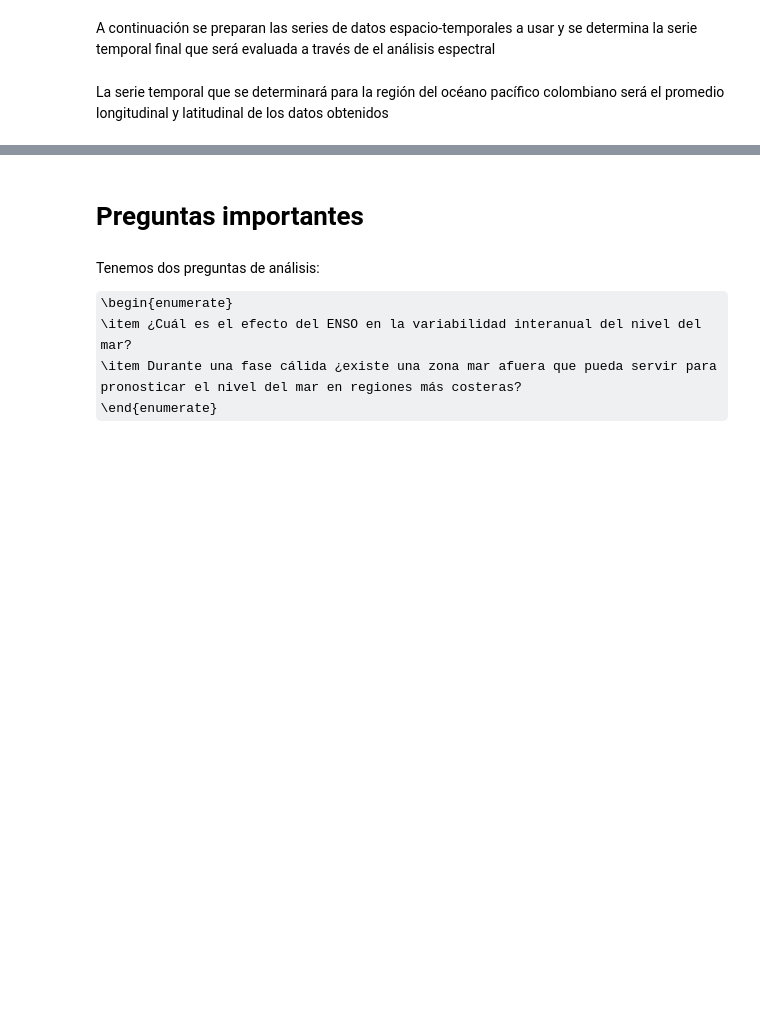
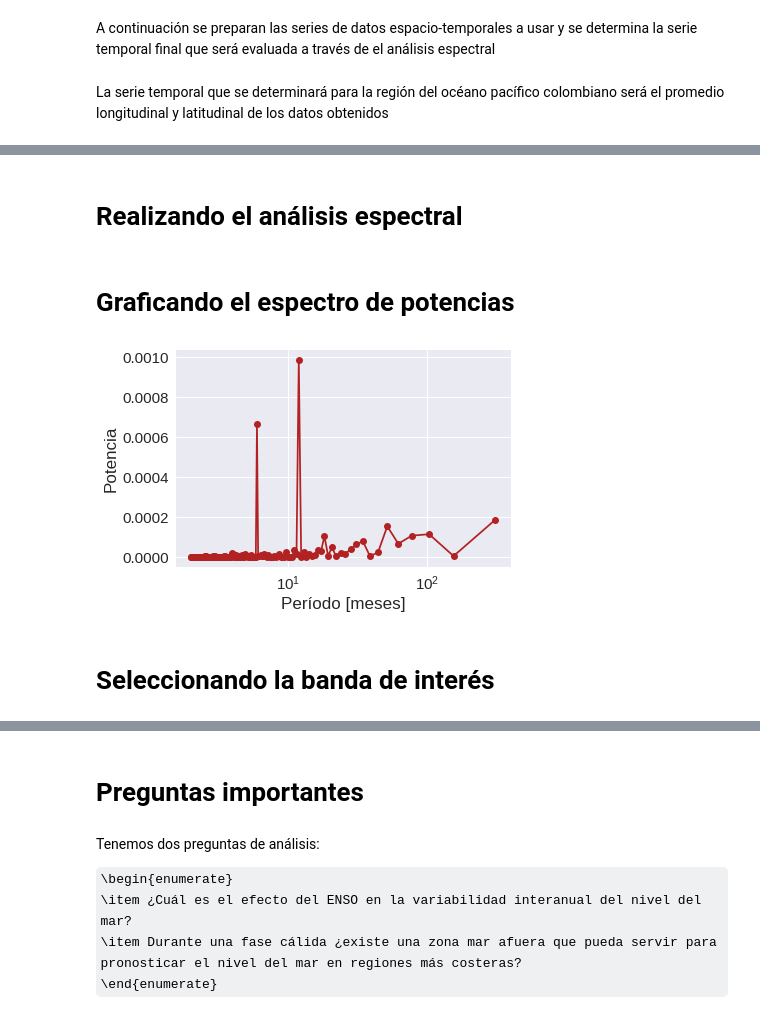
Before and after one commit to FrankAyalaC/Nivel-del-mar-en-Buenaventura, a Jupyter notebook: Scripts/Clases de datos/Trabajo. Objetivo 2.ipynb, the cells around one changed output, grey strips where cells are left out. Cells and saved outputs as stored; diff of their text form; code cells hidden in the pictures; some formulas as TeX source; blank space fills up the shorter version.

```diff
--- a/Scripts/Clases de datos/Trabajo. Objetivo 2.ipynb
+++ b/Scripts/Clases de datos/Trabajo. Objetivo 2.ipynb
@@ -309,0 +180,2 @@ plt.show()
+# %% [markdown]
+# Realizando el análisis espectral
@@ -309,0 +184,13 @@ plt.show()
+# %% [markdown]
+# Graficando el espectro de potencias
+# %%
+plt.figure()
+plt.plot(sla_periodos[sla_freq_pos],sla_potencias[sla_freq_pos],'-o',c="firebrick")
+plt.xscale("log")
+plt.xlabel("Período [meses]")
+plt.ylabel("Potencia")
+plt.savefig(".\Graficas\Espectro de potencias.jpg",dpi=800,box_inches="tight",pad_inches=0)
+# %% [output]
+[figure, added]
+# %% [markdown]
+# Seleccionando la banda de interés
```
Also changed, not shown: parts of 60 cells of this notebook, 2 other files.
